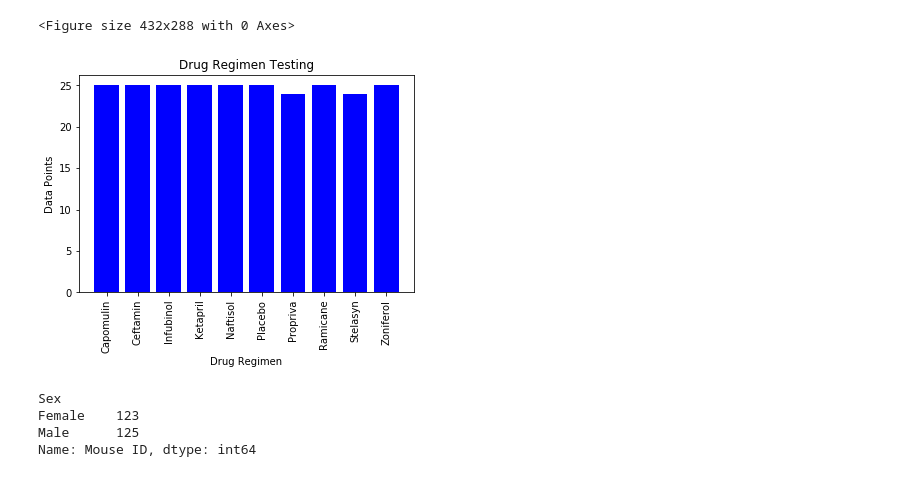
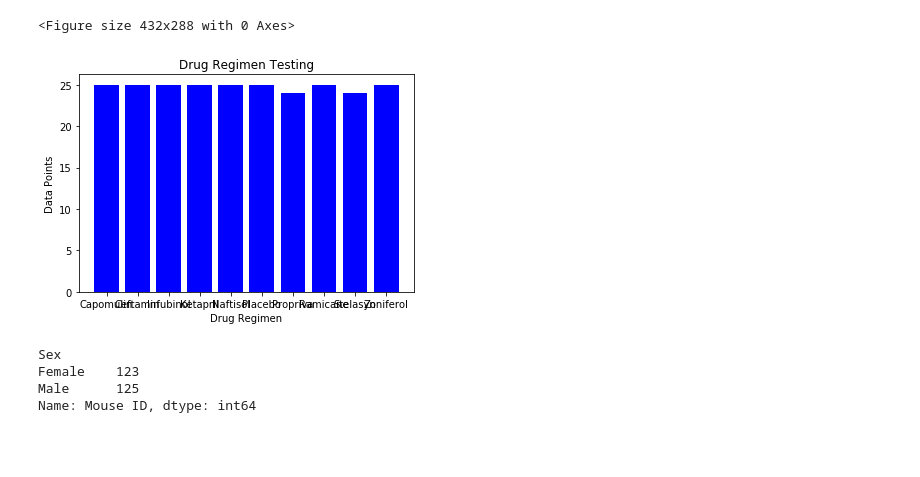
Before and after one commit to hmandich/matplotlib-challenge, a Jupyter notebook: pymaceuticals_starter.ipynb, the cells around one changed output. Saved outputs shown, nothing was run; the diff lists cells and outputs as text; code cells hidden in the pictures; blank space fills up the shorter version.

```diff
--- a/pymaceuticals_starter.ipynb
+++ b/pymaceuticals_starter.ipynb
@@ -140,24 +140,24 @@ import numpy as np
 # %%
 # Generate a bar plot showing the total number of unique mice tested on each drug regimen using pyplot.
 
 #Create an arraw with the datapoints
 users = [25 ,25, 25, 25, 25, 25, 24, 25, 24, 25]
 
 #Set the x_axis to be the amount of the Data Regimen
 x_axis = np.arange(len(chat_data))
 
 plt.bar(x_axis, users, color='b', align='center')
 
 tick_locations = [value for value in x_axis]
-plt.xticks(tick_locations, ['Capomulin', 'Ceftamin', 'Infubinol','Ketapril','Naftisol','Placebo','Propriva','Ramicane', 'Stelasyn','Zoniferol'],  rotation='vertical')
+plt.xticks(tick_locations, ['Capomulin', 'Ceftamin', 'Infubinol','Ketapril','Naftisol','Placebo','Propriva','Ramicane', 'Stelasyn','Zoniferol'])
 
 plt.title("Drug Regimen Testing")
 plt.xlabel("Drug Regimen")
 plt.ylabel("Data Points")
 
 plt.savefig('barchart_two')
 # %% [output]
-[figure, old version]
+[figure, new version]
 # %%
 
 #groupby gender using mouse ID
```
Also changed, not shown: parts of 5 cells of this notebook, 1 other file.
